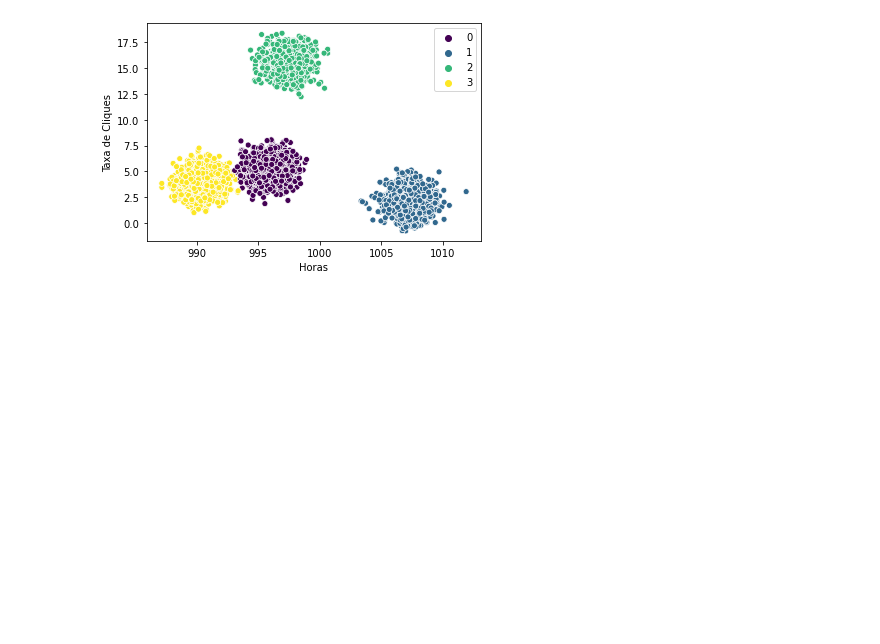
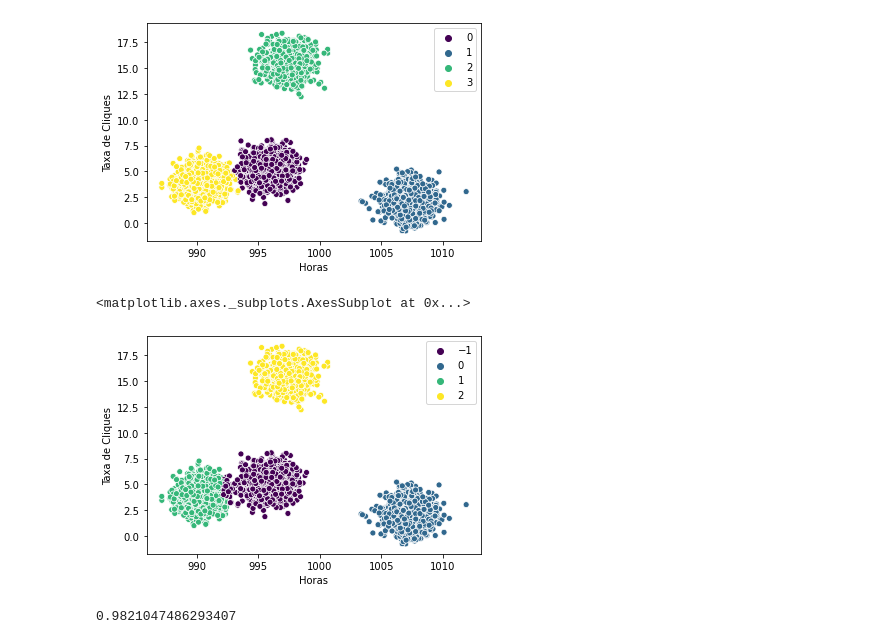
Before and after one commit to joutav/Curso-Sckiti-Learn, a Jupyter notebook: Sckiti-Learn.ipynb, the cells around one changed output. Cells and saved outputs as stored; diff of their text form; code cells hidden in the pictures; blank space fills up the shorter version.

```diff
--- a/Sckiti-Learn.ipynb
+++ b/Sckiti-Learn.ipynb
@@ -272,4 +272,4 @@ sns.scatterplot(x='Horas', y='Taxa de Cliques', data=x, hue=kmeans.labels_, pale
 # %%
 from sklearn.cluster import OPTICS
 # %%
-clustering_o = OPTICS(min_samples=8).fit(x)
+clustering_o = OPTICS(min_samples=800).fit(x)
@@ -277,0 +276,5 @@ sns.scatterplot()
+# %%
+sns.scatterplot(x='Horas', y='Taxa de Cliques', data=x, hue=clustering_o.labels_, palette='viridis')
+# %% [output]
+<matplotlib.axes._subplots.AxesSubplot at 0x...>
+[figure, added]
@@ -277,0 +287,4 @@ sns.scatterplot()
+# %%
+metrics.adjusted_rand_score(classe_conhecida, classe_estimada)
+# %% [output]
+0.9821047486293407
```
Also changed, not shown: parts of 8 cells of this notebook.
